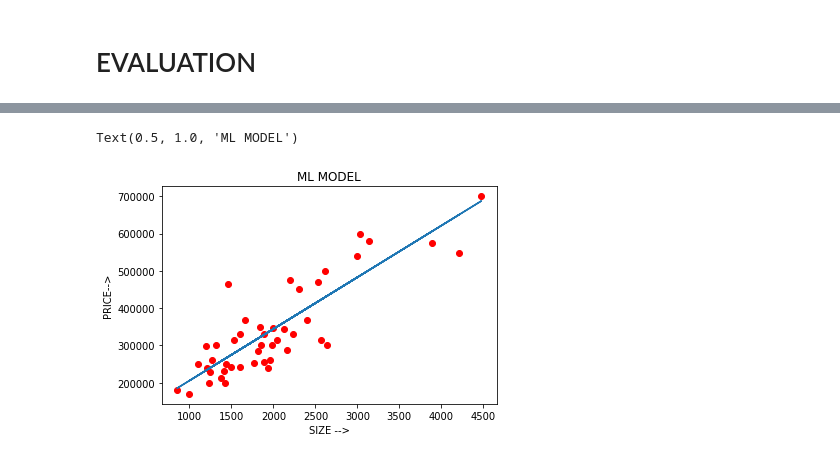
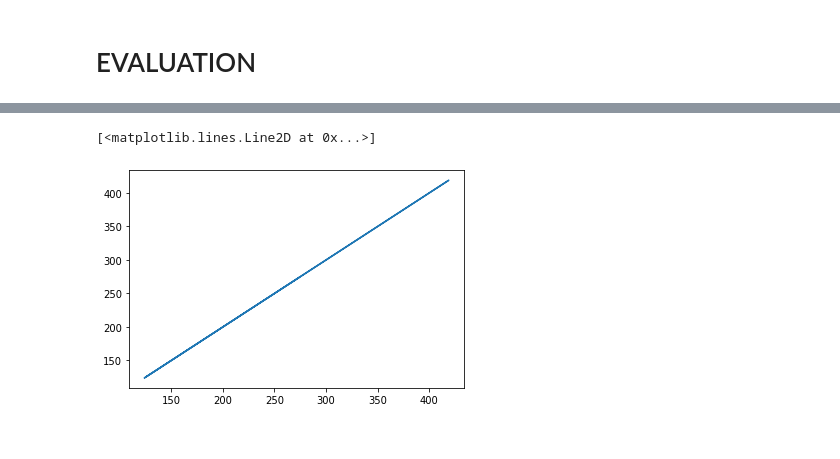
Before and after one commit to rohan-007/MY_CODE, a Jupyter notebook: MACHINE_LEARNING/Practice_Notebook.ipynb, the cells around one changed output, grey strips where cells are left out. Cells and saved outputs as stored; diff of their text form; code cells hidden in the pictures.

```diff
--- a/MACHINE_LEARNING/Practice_Notebook.ipynb
+++ b/MACHINE_LEARNING/Practice_Notebook.ipynb
@@ -105,3 +91,0 @@ sb.heatmap(data.isnull(),cmap='Blues')
-# %%
-data=data.drop(columns=['#ROOMS'])
-data.head()
@@ -116,8 +93,8 @@ data.head()
 # TRAIN AND TEST DATA
 # %%
 #Using MODERN METHOD
-x=np.asanyarray(data[['SIZE']])
-y=np.asanyarray(data[['PRICE']])
+x=np.asanyarray(data[['ENGINESIZE','CYLINDERS','FUELCONSUMPTION_COMB','CO2EMISSIONS']])
+y=np.asanyarray(data[['CO2EMISSIONS']])
 # %%
 x_train,x_test,y_train,y_test=train_test_split(x,y,test_size=0.2,random_state=1)
 # %%
@@ -167,12 +122,5 @@ r2_score(y_test,predict)
-# %%
-theta0=lr.intercept_[0]
-theta1=lr.coef_[0][0]
-h=theta0+theta1*x
-plt.scatter(x,y,color='red')
-plt.plot(x,h)
-plt.xlabel('SIZE -->')
-plt.ylabel('PRICE-->')
-plt.title('ML MODEL')
-# %% [output]
-Text(0.5, 1.0, 'ML MODEL')
-[figure, removed]
+# %%
+plt.plot(y_test,predict)
+# %% [output]
+[<matplotlib.lines.Line2D at 0x...>]
+[figure, added]
```
Also changed, not shown: parts of 17 cells of this notebook.
